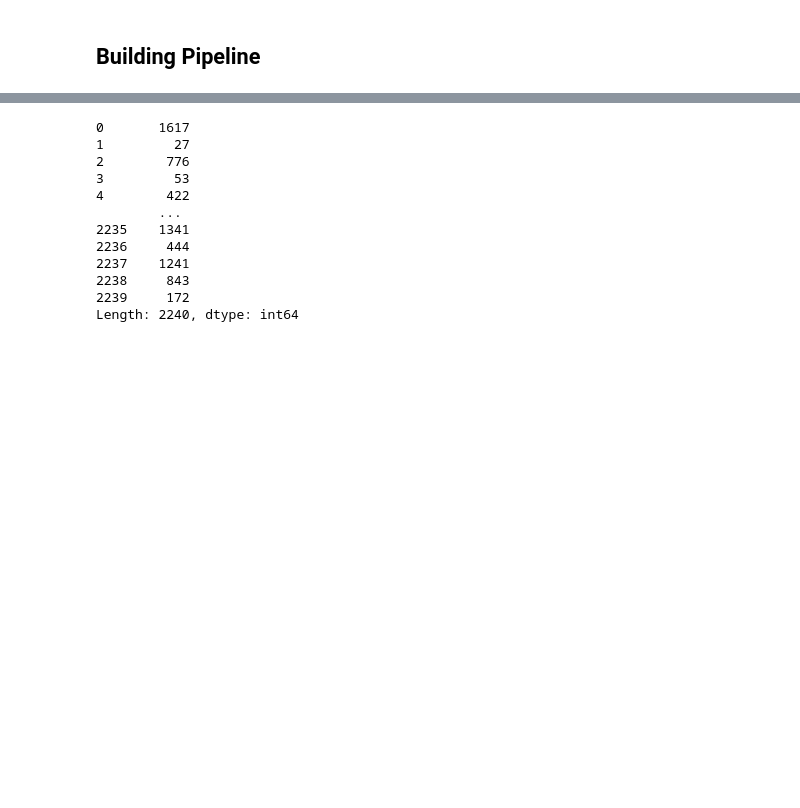
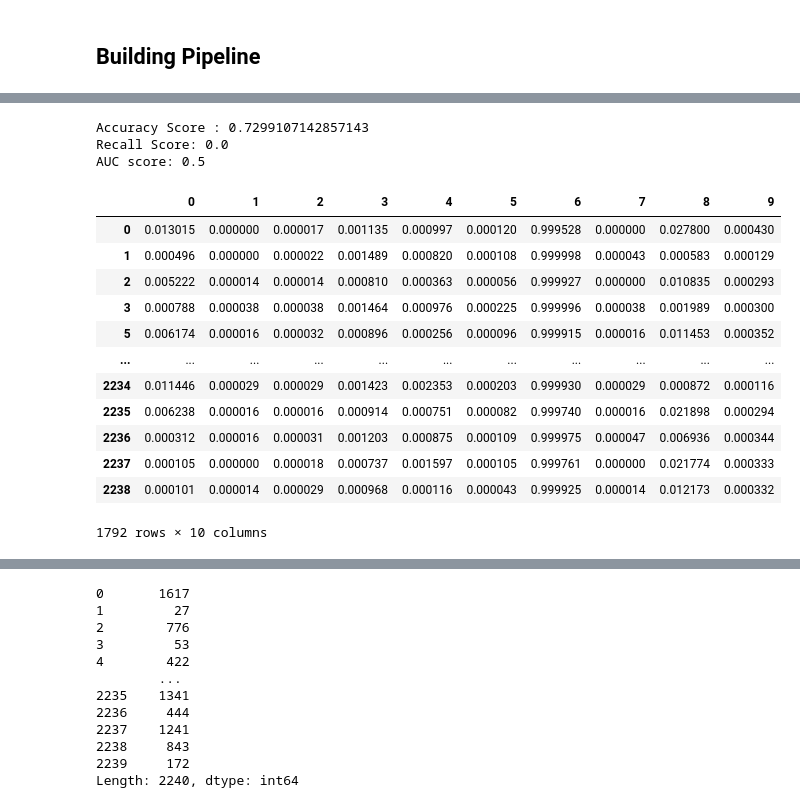
Before and after one commit to Khushalgogia/Customer_segment_project_ete, a Jupyter notebook: notebooks/research.ipynb, the cells around one changed output, grey strips where cells are left out. Saved outputs shown, nothing was run; the diff lists cells and outputs as text; code cells hidden in the pictures; blank space fills up the shorter version.

```diff
--- a/notebooks/research.ipynb
+++ b/notebooks/research.ipynb
@@ -670,0 +876,28 @@ fruits
+# %%
+resampler = SMOTE()
+
+x_resam,y_resam = over_sampler.fit_resample(x,y)
+
+kfold = KFold(n_splits=5, shuffle = True)
+fold = 1
+for index1, index2 in kfold.split(x_resam,y_resam):
+    xTrain = x_resam.loc[index1]
+    yTrain = y_resam.loc[index1]
+
+    xTest = x_resam.loc[index2]
+    yTest = y_resam.loc[index2]
+
+    rf = RandomForestClassifier()
+    model = rf.fit(xTrain,yTrain)
+
+    pred = model.predict(xTest)
+    pred_prob = model.predict_proba(xTest)[:,1]
+
+    recallscore_rs = recall_score(yTest,pred)
+    auc_score = roc_auc_score(yTest, pred_prob)
+    acc_score = accuracy_score(yTest,pred)
+    print(f"=====Fold {fold} =====")
+    print(f"Accuracy Score : {acc_score}")
+    print(f'Recall Score: {recallscore_rs}')
+    print(f"AUC score: {auc_score}")
+    fold +=1
@@ -670,0 +925,27 @@ fruits
+# %%
+recallscore_rs = recall_score(yTest,np.zeros_like(yTest))
+auc_score = roc_auc_score(yTest,np.zeros_like(yTest))
+acc_score = accuracy_score(yTest,np.zeros_like(yTest))
+print(f"Accuracy Score : {acc_score}")
+print(f'Recall Score: {recallscore_rs}')
+print(f"AUC score: {auc_score}")
+# %% [output]
+Accuracy Score : 0.7299107142857143
+Recall Score: 0.0
+AUC score: 0.5
+# %%
+xTrain
+# %% [output]
+|  | 0 | 1 | 2 | 3 | 4 | 5 | 6 | 7 | 8 | 9 |
+| 0 | 0.013015 | 0.000000 | 0.000017 | 0.001135 | 0.000997 | 0.000120 | 0.999528 | 0.000000 | 0.027800 | 0.000430 |
+| 1 | 0.000496 | 0.000000 | 0.000022 | 0.001489 | 0.000820 | 0.000108 | 0.999998 | 0.000043 | 0.000583 | 0.000129 |
+| 2 | 0.005222 | 0.000014 | 0.000014 | 0.000810 | 0.000363 | 0.000056 | 0.999927 | 0.000000 | 0.010835 | 0.000293 |
+| 3 | 0.000788 | 0.000038 | 0.000038 | 0.001464 | 0.000976 | 0.000225 | 0.999996 | 0.000038 | 0.001989 | 0.000300 |
+| 5 | 0.006174 | 0.000016 | 0.000032 | 0.000896 | 0.000256 | 0.000096 | 0.999915 | 0.000016 | 0.011453 | 0.000352 |
+| ... | ... | ... | ... | ... | ... | ... | ... | ... | ... | ... |
+| 2234 | 0.011446 | 0.000029 | 0.000029 | 0.001423 | 0.002353 | 0.000203 | 0.999930 | 0.000029 | 0.000872 | 0.000116 |
+| 2235 | 0.006238 | 0.000016 | 0.000016 | 0.000914 | 0.000751 | 0.000082 | 0.999740 | 0.000016 | 0.021898 | 0.000294 |
+| 2236 | 0.000312 | 0.000016 | 0.000031 | 0.001203 | 0.000875 | 0.000109 | 0.999975 | 0.000047 | 0.006936 | 0.000344 |
+| 2237 | 0.000105 | 0.000000 | 0.000018 | 0.000737 | 0.001597 | 0.000105 | 0.999761 | 0.000000 | 0.021774 | 0.000333 |
+| 2238 | 0.000101 | 0.000014 | 0.000029 | 0.000968 | 0.000116 | 0.000043 | 0.999925 | 0.000014 | 0.012173 | 0.000332 |
+1792 rows × 10 columns
```
Also changed, not shown: parts of 44 cells of this notebook, 6 other files.
